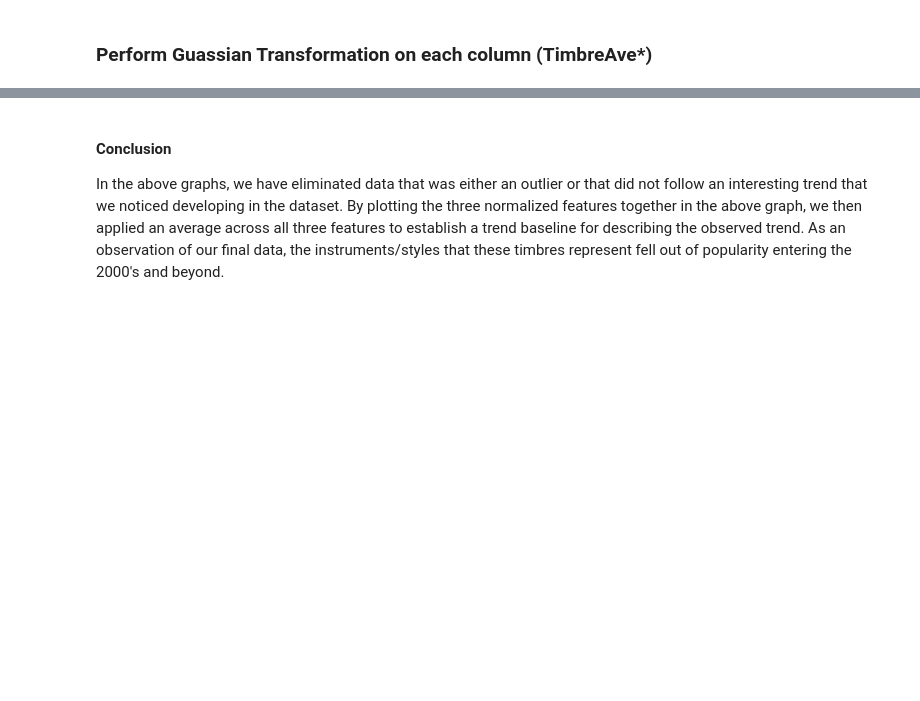
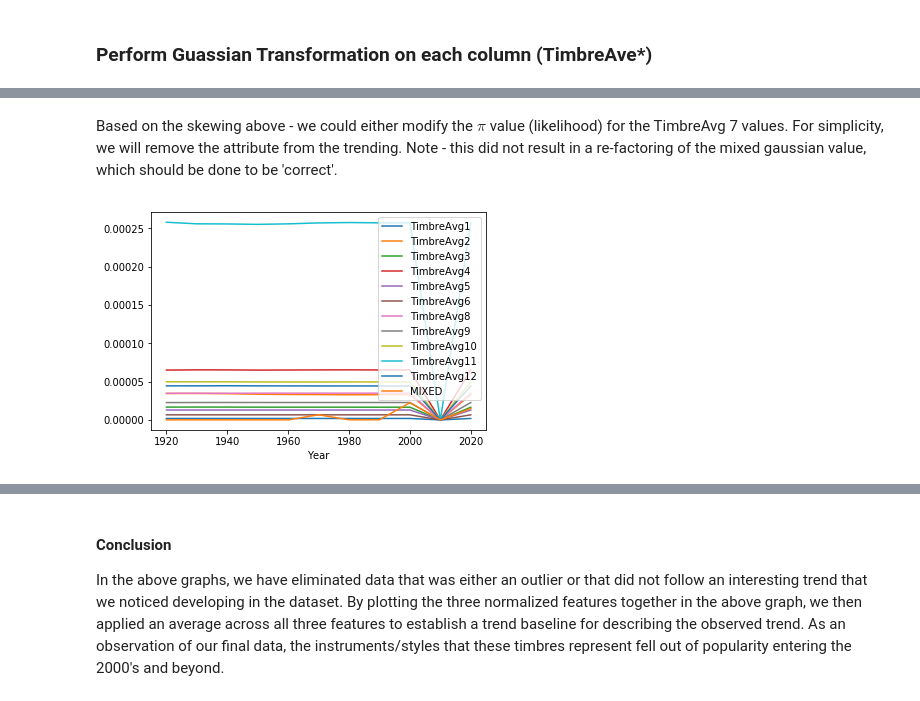
Before and after one commit to daltonhahn/eecs738-probably_interesting_data, a Jupyter notebook: notebooks/01-dahrla-prob-interesting-data-timbre.ipynb, the cells around one changed output, grey strips where cells are left out. Cells and saved outputs as stored; diff of their text form; code cells hidden in the pictures; blank space fills up the shorter version.

```diff
--- a/notebooks/01-dahrla-prob-interesting-data-timbre.ipynb
+++ b/notebooks/01-dahrla-prob-interesting-data-timbre.ipynb
@@ -206,0 +181,9 @@ plt.show()
+# %% [markdown]
+Based on the skewing above - we could either modify the $\pi$ value (likelihood) for the TimbreAvg 7 values. For simplicity, we will remove the attribute from the trending. Note - this did not result in a re-factoring of the mixed gaussian value, which should be done to be 'correct'.
+# %%
+ys.remove('TimbreAvg7')
+gauss_df['MIXED'] = mixed_df['MIXED']
+gauss_df.plot(x='Year', y=ys)
+plt.show()
+# %% [output]
+[figure, added]
```
Also changed, not shown: parts of 15 cells of this notebook.
